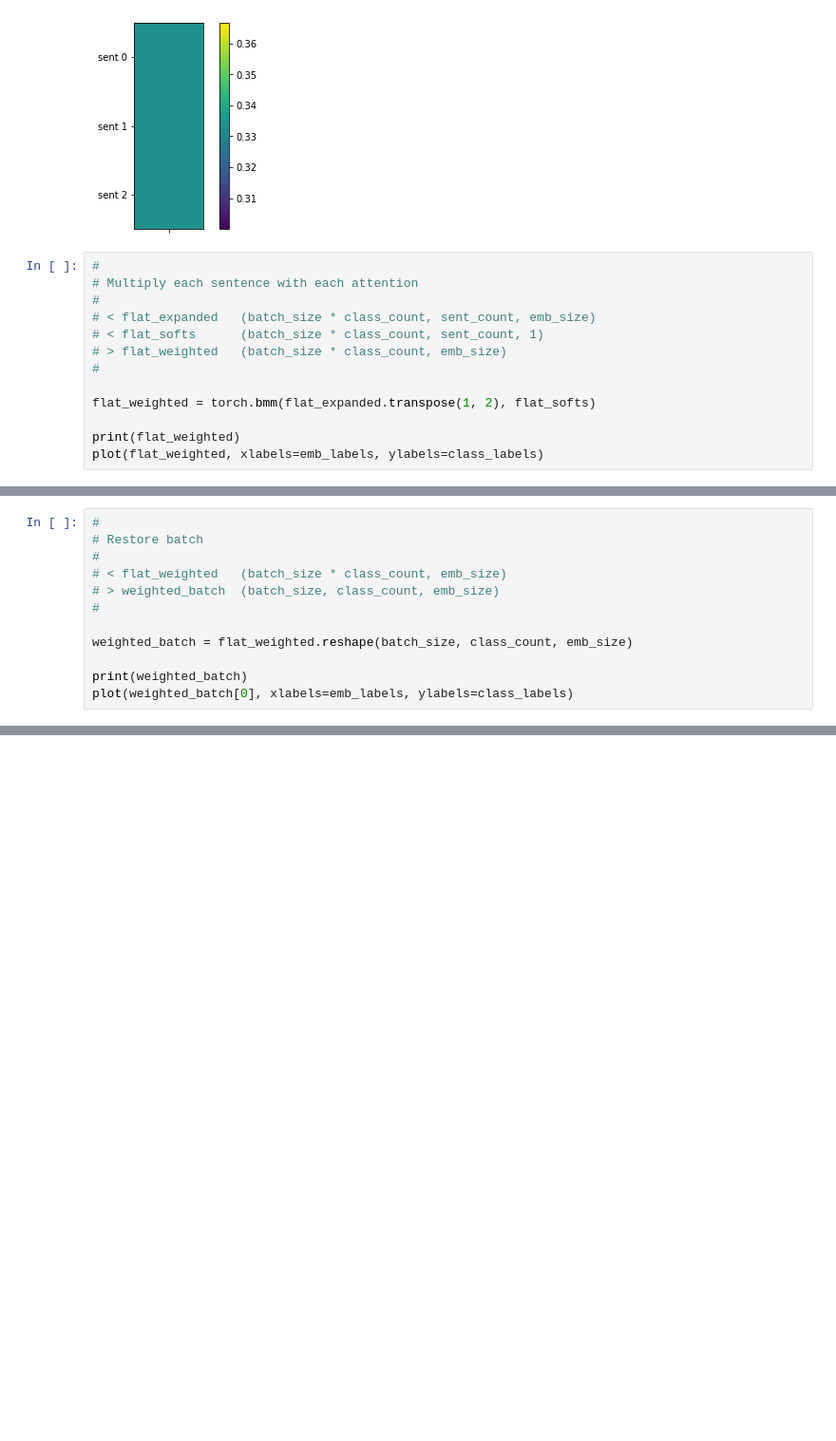
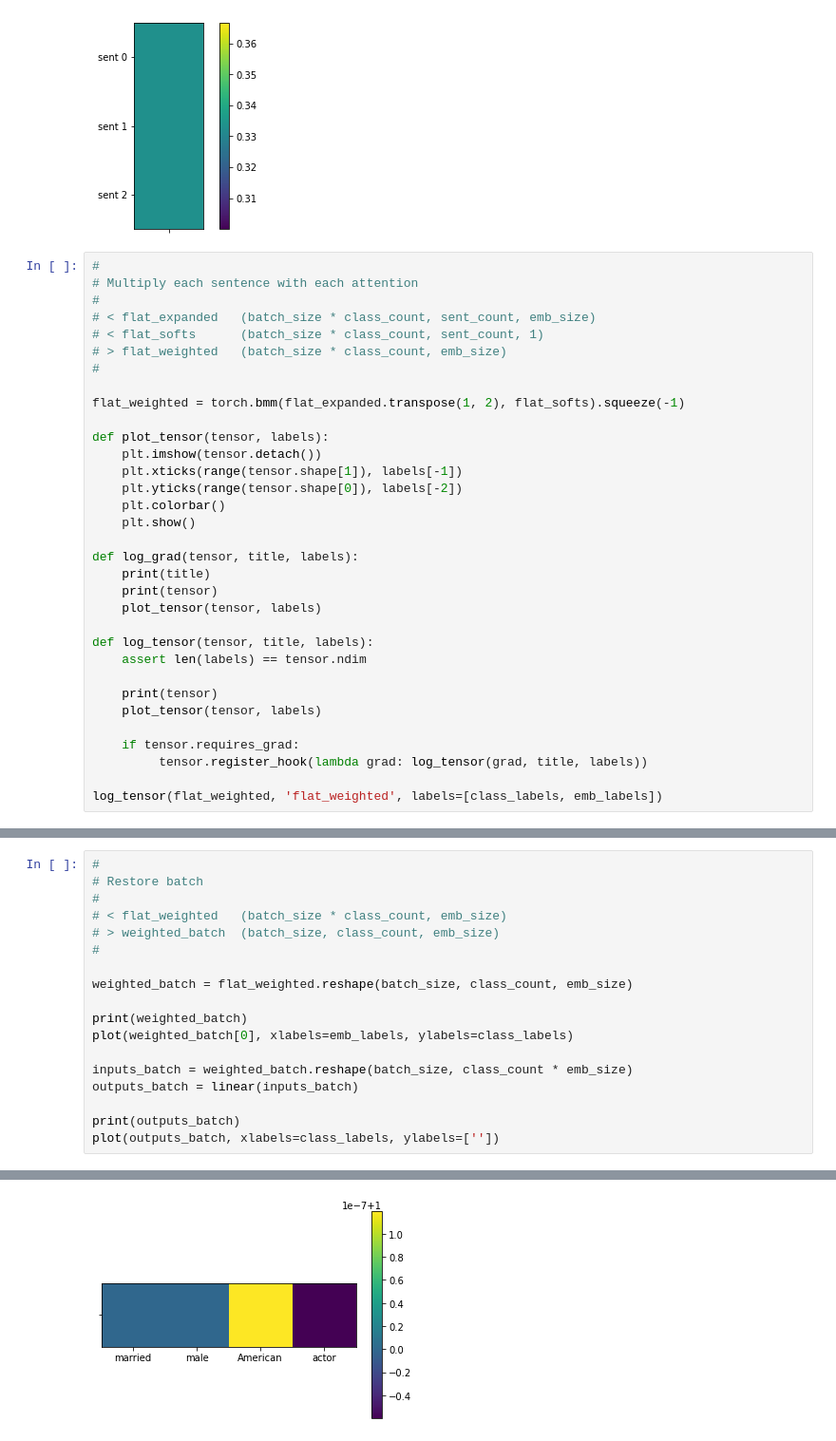
Before and after one commit to TobiasUhmann/power, a Jupyter notebook: notebooks/01_simple_positive_case.ipynb, the cells around one changed output, grey strips where cells are left out. Shown at 95% size. Drawn from its saved outputs; the diff is of its cells as text; blank space fills up the shorter version.

Commit message:
Implement log_tensor()

```diff
--- a/notebooks/01_simple_positive_case.ipynb
+++ b/notebooks/01_simple_positive_case.ipynb
@@ -360,8 +360,28 @@ tensor([[[0.3333],
 # > flat_weighted   (batch_size * class_count, emb_size)
 #
 
-flat_weighted = torch.bmm(flat_expanded.transpose(1, 2), flat_softs)
+flat_weighted = torch.bmm(flat_expanded.transpose(1, 2), flat_softs).squeeze(-1)
 
-print(flat_weighted)
-plot(flat_weighted, xlabels=emb_labels, ylabels=class_labels)
+def plot_tensor(tensor, labels):
+    plt.imshow(tensor.detach())
+    plt.xticks(range(tensor.shape[1]), labels[-1])
+    plt.yticks(range(tensor.shape[0]), labels[-2])
+    plt.colorbar()
+    plt.show()
+
+def log_grad(tensor, title, labels):
+    print(title)
+    print(tensor)
+    plot_tensor(tensor, labels)
+
+def log_tensor(tensor, title, labels):
+    assert len(labels) == tensor.ndim
+
+    print(tensor)
+    plot_tensor(tensor, labels)
+
+    if tensor.requires_grad:
+         tensor.register_hook(lambda grad: log_tensor(grad, title, labels))
+
+log_tensor(flat_weighted, 'flat_weighted', labels=[class_labels, emb_labels])
 # %% [output]
@@ -397,6 +402,12 @@ weighted_batch = flat_weighted.reshape(batch_size, class_count, emb_size)
 
 print(weighted_batch)
 plot(weighted_batch[0], xlabels=emb_labels, ylabels=class_labels)
+
+inputs_batch = weighted_batch.reshape(batch_size, class_count * emb_size)
+outputs_batch = linear(inputs_batch)
+
+print(outputs_batch)
+plot(outputs_batch, xlabels=class_labels, ylabels=[''])
 # %% [output]
 tensor([[[0.0000, 0.3333, 0.3333, 0.3333],
          [0.0000, 0.5761, 0.2119, 0.2119],
@@ -405 +417,2 @@ tensor([[[0.0000, 0.3333, 0.3333, 0.3333],
 [figure]
+[figure, added]
```
Also changed, not shown: parts of 3 cells of this notebook.
